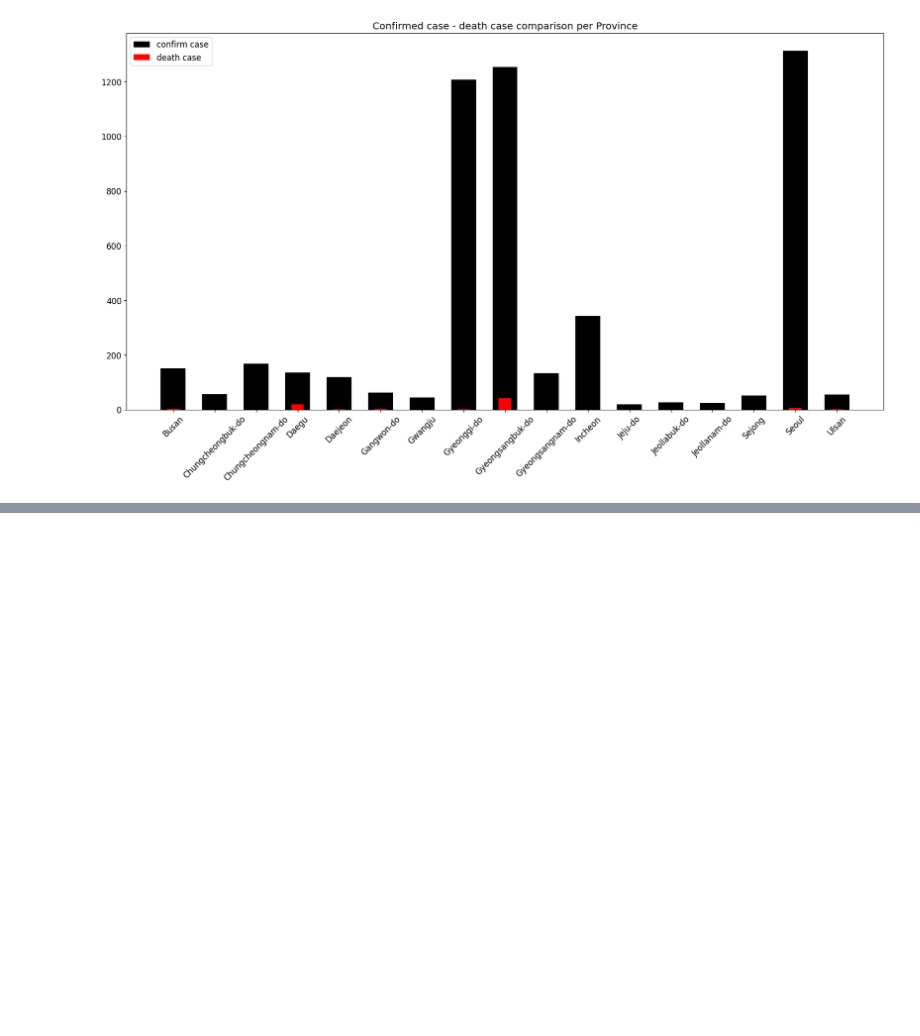
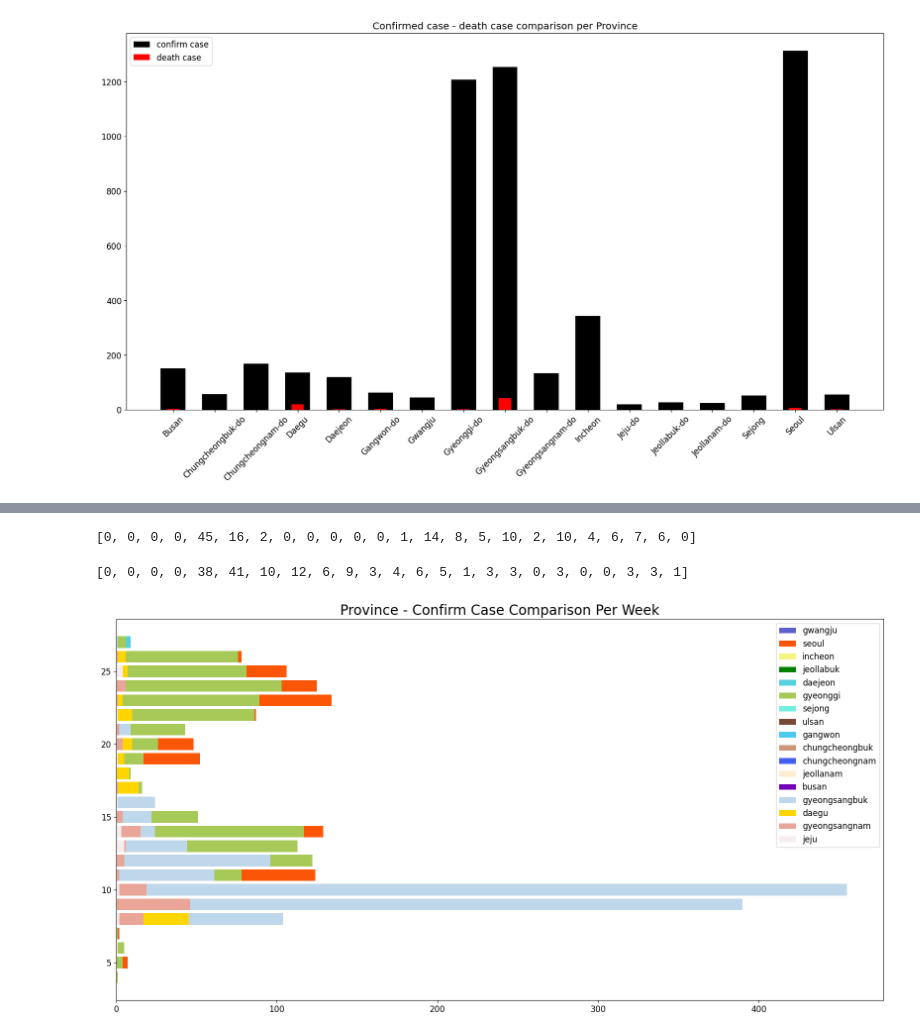
Before and after one commit to zzozzo/Datathon, a Jupyter notebook: data1.ipynb, the cells around one changed output, grey strips where cells are left out. Drawn from its saved outputs; the diff is of its cells as text; code cells hidden in the pictures; blank space fills up the shorter version.

```diff
--- a/data1.ipynb
+++ b/data1.ipynb
@@ -1437,0 +2250,8 @@ plt.show()
+# %%
+gwangju = gwangju.reindex(day_index, fill_value=0)
+gwangju["date"] = gwangju.index
+# gwangju["week"] = gwangju["date"].dt.week
+# gwangju1 = gwangju.groupby(['province']).count()
+gwangju["date"] = pd.to_datetime(gwangju["date"], errors='coerce')
+gwangju1 = gwangju.groupby(gwangju['date'].dt.week).sum()
+gwangju1
@@ -1437,0 +2309,9 @@ plt.show()
+# %%
+busan = busan.reindex(day_index, fill_value=0)
+busan["date"] = busan.index
+# gwangju["week"] = gwangju["date"].dt.week
+# gwangju1 = gwangju.groupby(['province']).count()
+busan["date"] = pd.to_datetime(busan["date"], errors='coerce')
+busan = busan.groupby(busan['date'].dt.week).sum()
+# busan = busan['province']
+busan
@@ -1437,0 +2382,44 @@ plt.show()
+# %%
+daegu_list
+# %% [output]
+[0, 0, 0, 0, 45, 16, 2, 0, 0, 0, 0, 0, 1, 14, 8, 5, 10, 2, 10, 4, 6, 7, 6, 0]
+# %%
+busan_list
+# %% [output]
+[0, 0, 0, 0, 38, 41, 10, 12, 6, 9, 3, 4, 6, 5, 1, 3, 3, 0, 3, 0, 0, 3, 3, 1]
+# %%
+label = busan.index.unique()
+# data = pd.DataFrame(data=data, index=index);
+# %%
+plt.figure(figsize=(20,10)) ## 캔버스 생성
+# plt.set_facecolor('white') ## 캔버스 색상 설정
+# ax = fig.add_subplot() ## 그림 뼈대(프레임) 생성
+
+# ax.plot(day_index,gwangju,marker='o',label='A') ## 선그래프 생성
+# ax.plot(day_index,daegu,marker='o',label='B')
+# ax.plot(day_index,busan,marker='o',label='C')
+plt.barh(label,gwangju1_list,label='gwangju',color='#5e60ce')
+plt.barh(label,seoul_list,label='seoul',color='#fb5607')
+plt.barh(label,incheon1_list,label='incheon',color='#f4f482')
+plt.barh(label,jeollabuk_list,label='jeollabuk',color='#008000')
+plt.barh(label,daejeon1_list,label='daejeon',color='#56cfe1')
+plt.barh(label,gyeonggi1_list,label='gyeonggi',color='#a7c957')
+plt.barh(label,sejong1_list,label='sejong',color='#72efdd')
+plt.barh(label,ulsan1_list,label='ulsan',color='#774936')
+plt.barh(label,gangwon1_list,label='gangwon',color='#4cc9f0')
+plt.barh(label,chungcheongbuk1_list,label='chungcheongbuk',color='#cd9777')
+plt.barh(label,chungcheongnam1_list,label='chungcheongnam',color='#4361ee')
+plt.barh(label,jeollanam_list,label='jeollanam',color='#ffecd1')
+plt.barh(label,busan_list,label='busan',color ='#7400b8')
+plt.barh(label,gyeongsangbuk_list,label='gyeongsangbuk',color='#bfd7ea')
+plt.barh(label,daegu_list,label='daegu',color='#ffd500')
+plt.barh(label,gyeongsangnam_list,label='gyeongsangnam',color='#e8a598')
+plt.barh(label,jeju_list,label='jeju',color='#f7edf0')
+plt.legend()
+
+# plt.legend() ## 범례
+
+plt.title('Province - Confirm Case Comparison Per Week',fontsize=20) ## 타이틀 설정
+plt.show()
+# %% [output]
+[figure, added]
```
Also changed, not shown: parts of 44 cells of this notebook.
